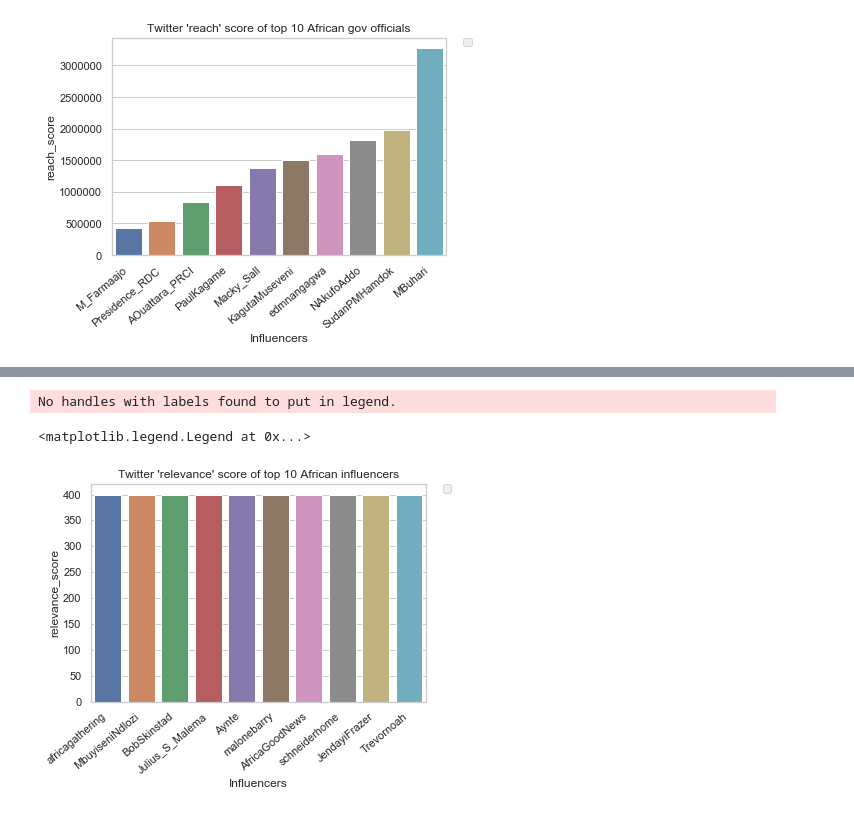
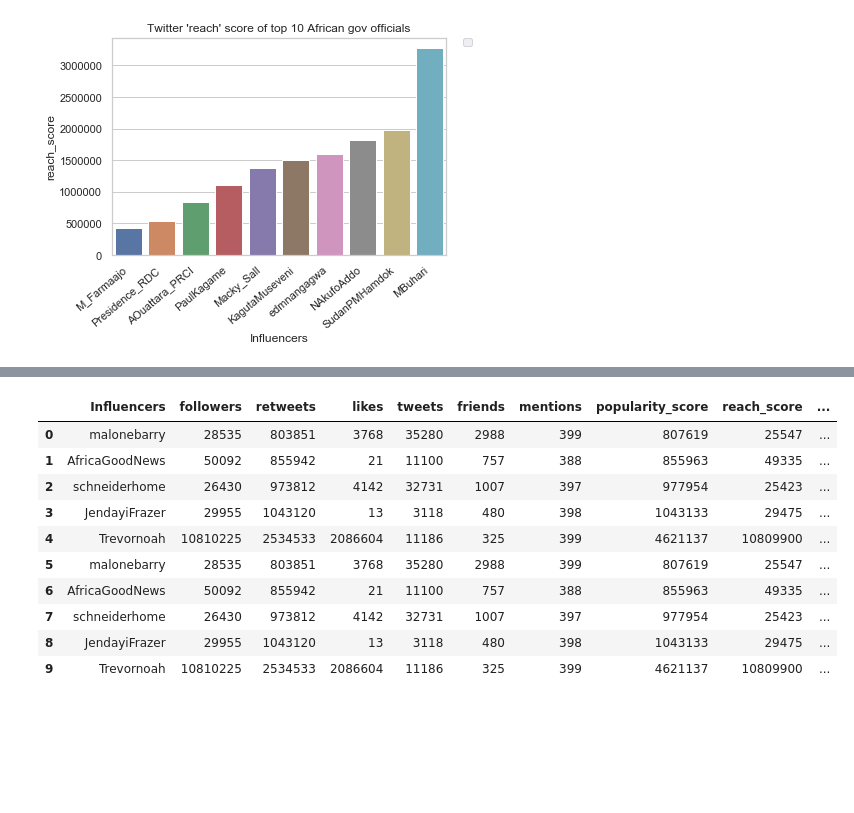
Before and after one commit to Ayebilla/DataScience_Learning, a Jupyter notebook: TenAcademy/week1/twitter_mining_challenge.ipynb, the cells around one changed output, grey strips where cells are left out. Drawn from its saved outputs; the diff is of its cells as text; code cells hidden in the pictures; blank space fills up the shorter version.

```diff
--- a/TenAcademy/week1/twitter_mining_challenge.ipynb
+++ b/TenAcademy/week1/twitter_mining_challenge.ipynb
@@ -261,2 +277,4 @@ popular = plrtsort.tail(10)
+# %%
+df_con = pd.concat([popular_g, popular_i], ignore_index=True)
 # %%
 with sns.axes_style("whitegrid"):
@@ -281,10 +291,16 @@ No handles with labels found to put in legend.
-# %%
-with sns.axes_style("whitegrid"):
-    chart = sns.barplot(x="Influencers", y="relevance_score",  data=relevant)
-    chart.set_xticklabels(rotation=40, ha="right", labels= popular['Influencers'])
-plt.title("Twitter 'relevance' score of top 10 African influencers")
-plt.legend(bbox_to_anchor=(1.05, 1), loc=2,borderaxespad=0.)
-# %% [output]
-No handles with labels found to put in legend.
-<matplotlib.legend.Legend at 0x...>
-[figure, removed]
+# %%
+df_con
+
+x =
+# %% [output]
+|  | Influencers | followers | retweets | likes | tweets | friends | mentions | popularity_score | reach_score | ... |
+| 0 | malonebarry | 28535 | 803851 | 3768 | 35280 | 2988 | 399 | 807619 | 25547 | ... |
+| 1 | AfricaGoodNews | 50092 | 855942 | 21 | 11100 | 757 | 388 | 855963 | 49335 | ... |
+| 2 | schneiderhome | 26430 | 973812 | 4142 | 32731 | 1007 | 397 | 977954 | 25423 | ... |
+| 3 | JendayiFrazer | 29955 | 1043120 | 13 | 3118 | 480 | 398 | 1043133 | 29475 | ... |
+| 4 | Trevornoah | 10810225 | 2534533 | 2086604 | 11186 | 325 | 399 | 4621137 | 10809900 | ... |
+| 5 | malonebarry | 28535 | 803851 | 3768 | 35280 | 2988 | 399 | 807619 | 25547 | ... |
+| 6 | AfricaGoodNews | 50092 | 855942 | 21 | 11100 | 757 | 388 | 855963 | 49335 | ... |
+| 7 | schneiderhome | 26430 | 973812 | 4142 | 32731 | 1007 | 397 | 977954 | 25423 | ... |
+| 8 | JendayiFrazer | 29955 | 1043120 | 13 | 3118 | 480 | 398 | 1043133 | 29475 | ... |
+| 9 | Trevornoah | 10810225 | 2534533 | 2086604 | 11186 | 325 | 399 | 4621137 | 10809900 | ... |
```
Also changed, not shown: parts of 9 cells of this notebook, 1 other file.
